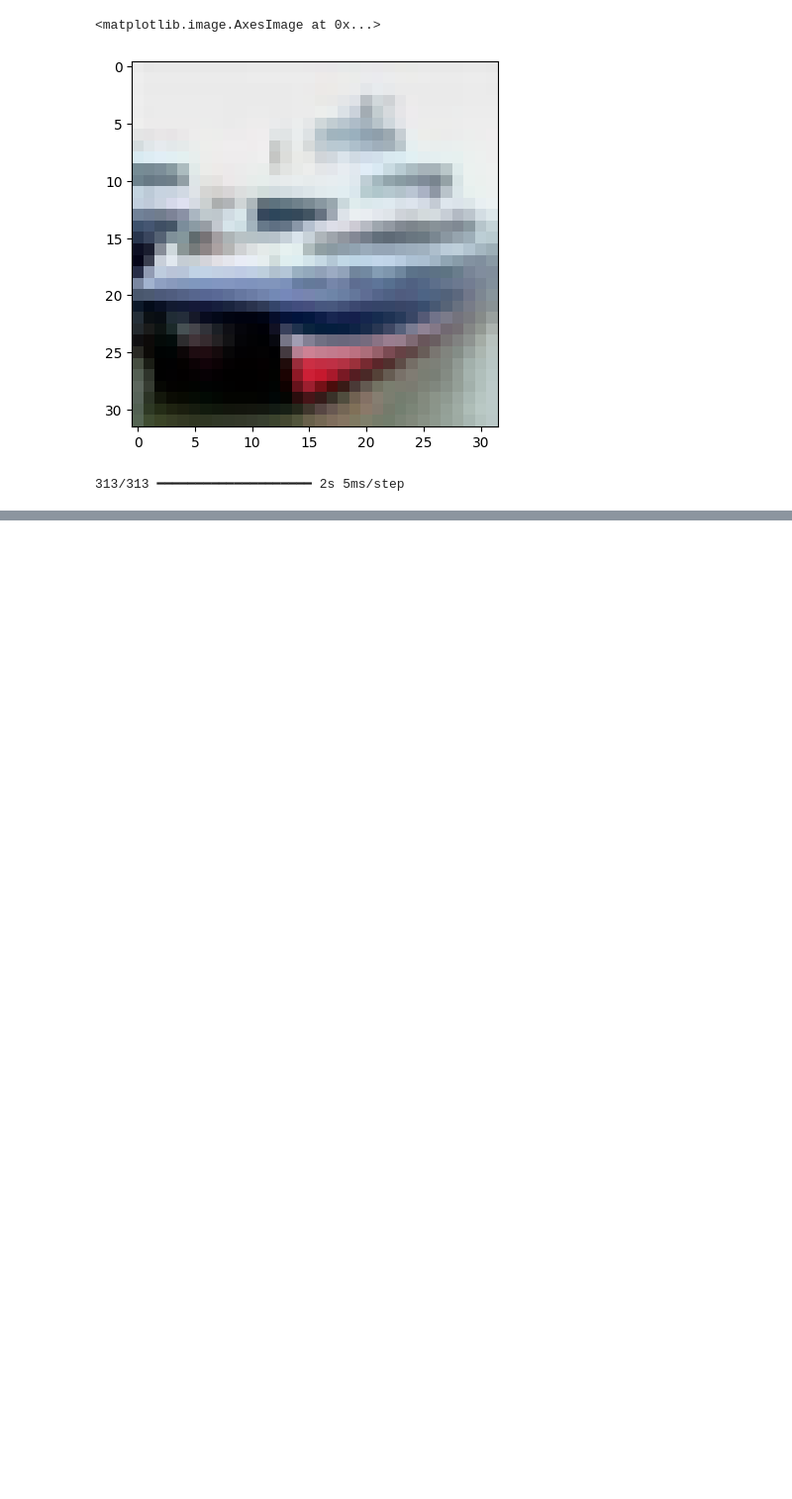
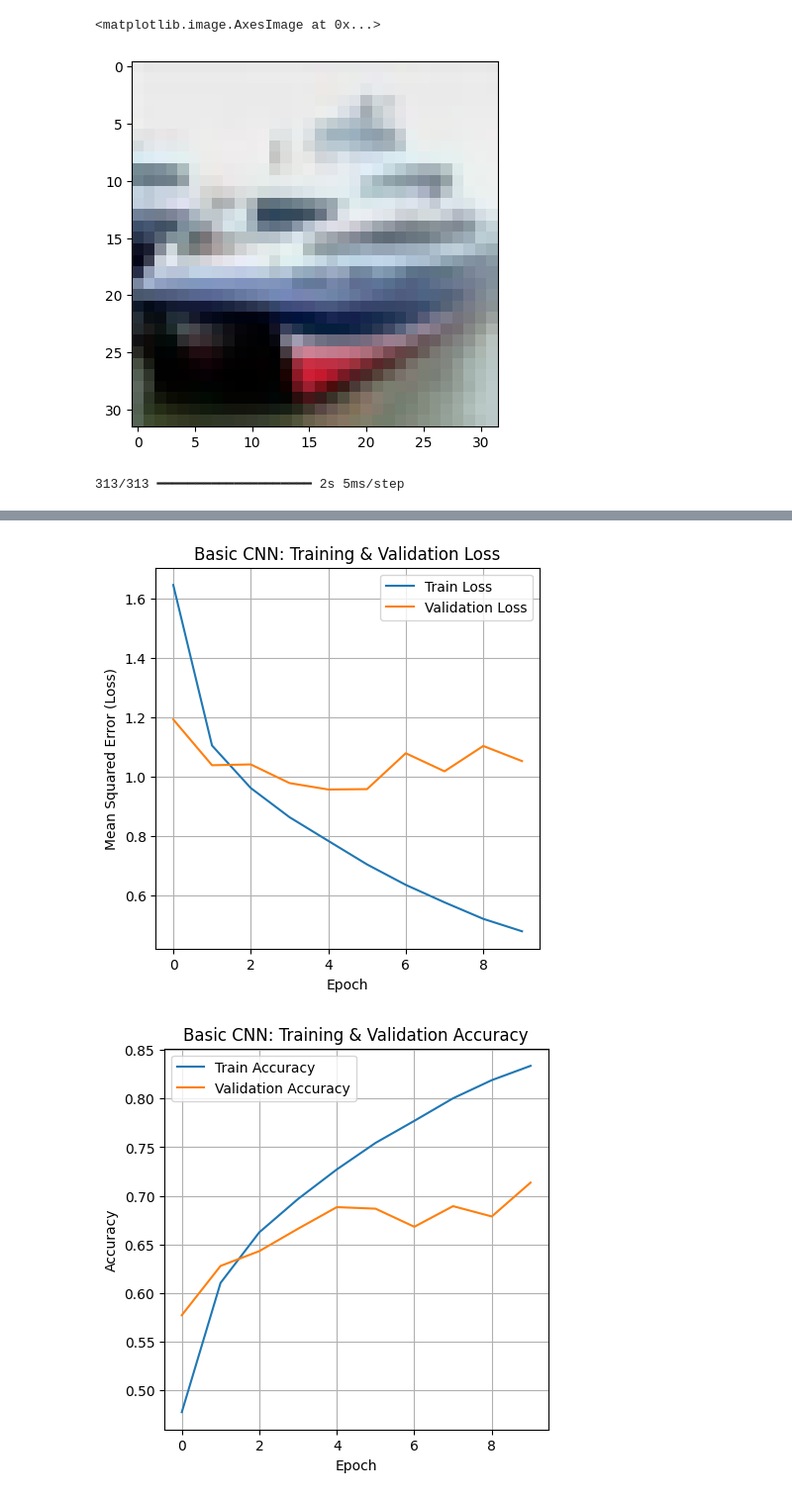
Before and after one commit to mjchav/COSC_4368_Group10, a Jupyter notebook: Group_10_Proj.ipynb, the cells around one changed output, grey strips where cells are left out. Shown at 99% size. Cells and saved outputs as stored; diff of their text form; code cells hidden in the pictures; blank space fills up the shorter version.

Commit message:
Added validation measures, plots for measuring validation and accuracy curves, and input layer in model

```diff
--- a/Group_10_Proj.ipynb
+++ b/Group_10_Proj.ipynb
@@ -13,3 +12,29 @@ labels = ["airplane", "automobile", "bird", "cat", "deer", "dog", "frog", "horse
 # %%
 from keras.layers import Conv2D, MaxPooling2D, Flatten, Dropout, Dense
 from keras.models import Sequential
+# %%
+def plot_curves(history, model_name):
+    def plot_loss_curves(history, plot):
+        plot.plot(history.history['loss'], label='Train Loss')
+        plot.plot(history.history['val_loss'], label='Validation Loss')
+        plot.title(f'{model_name}: Training & Validation Loss')
+        plot.xlabel('Epoch')
+        plot.ylabel('Mean Squared Error (Loss)')
+        plot.legend()
+        plot.grid(True)
+
+    def plot_accuracy_curves(history, plot):
+        plot.plot(history.history['accuracy'], label='Train Accuracy')
+        plot.plot(history.history['val_accuracy'], label='Validation Accuracy')
+        plot.title(f'{model_name}: Training & Validation Accuracy')
+        plot.xlabel('Epoch')
+        plot.ylabel('Accuracy')
+        plot.legend()
+        plot.grid(True)
+
+    plt.figure(figsize=(5,5))
+    plot_loss_curves(history, plt)
+    plt.show()
+    plt.figure(figsize=(5,5))
+    plot_accuracy_curves(history, plt)
+    plt.show()
@@ -16,7 +44,8 @@ from keras.models import Sequential
 # %%
 basic_cnn_model = Sequential([
+    keras.Input(shape=IMAGE_DIMENSIONS),
     # The convolution layer detects specific features of an image in every section of the image
-    Conv2D(32, 3, padding='same', activation='relu', input_shape=IMAGE_DIMENSIONS),
+    Conv2D(32, 3, padding='same', activation='relu'),
     # Pooling reduces the dimensions of the feature maps from the convolution layer
     MaxPooling2D((2,2)),
 
@@ -68,7 +97,8 @@ Model: "sequential"
 history_basic_cnn = basic_cnn_model.fit(
     x_train,
     y_train,
-    epochs = 10
+    epochs = 10,
+    validation_split = 0.1
 )
 # %% [output]
 Epoch 1/10
@@ -118 +152,6 @@ Test Accuracy: 0.6840000152587891, Test Loss: 1.134337067604065
 Example Prediction: ship, Actual = ship
+# %%
+plot_curves(history_basic_cnn, "Basic CNN")
+# %% [output]
+[figure, added]
+[figure, added]
```
Also changed, not shown: parts of 5 cells of this notebook.
